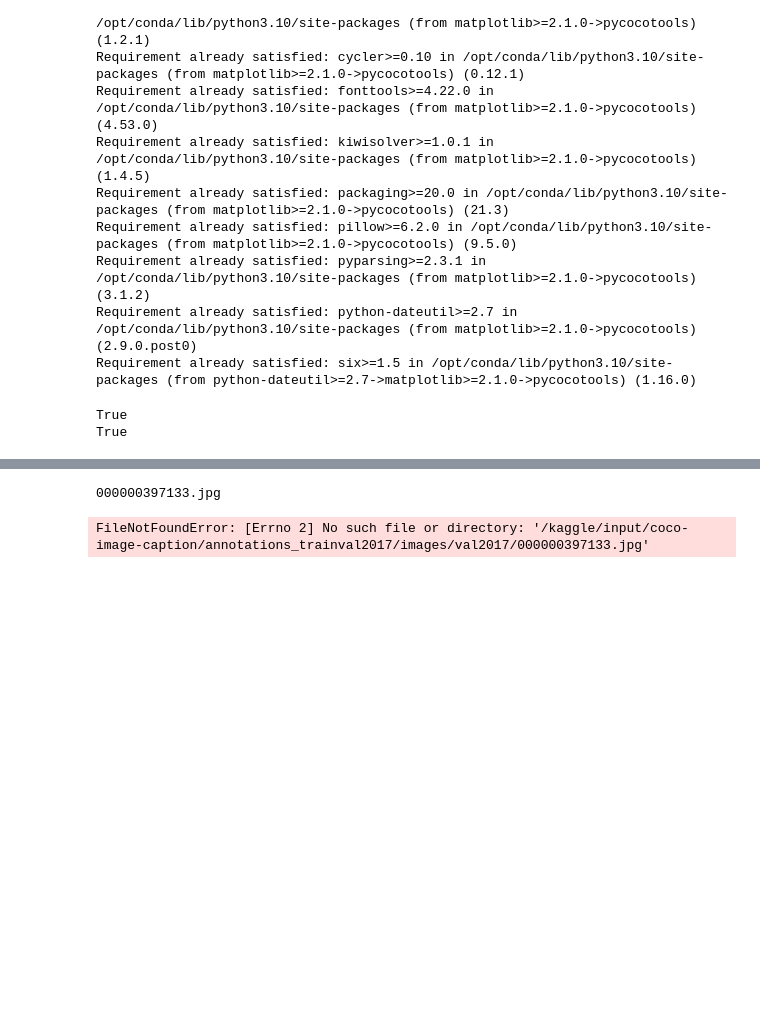
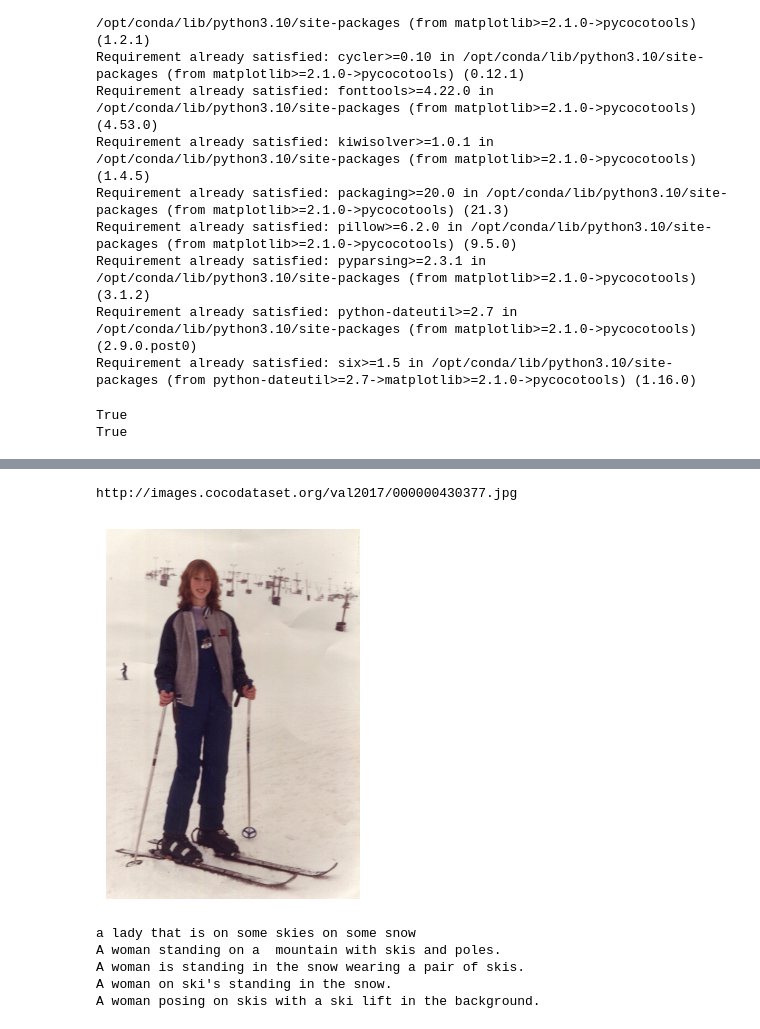
Before and after one commit to natisitotaw/PicScribe-Image-Captioner, a Jupyter notebook: dataset.ipynb, the cells around one changed output, grey strips where cells are left out. Saved outputs shown, nothing was run; the diff lists cells and outputs as text; code cells hidden in the pictures; blank space fills up the shorter version.

Commit message:
Update dataset.ipynb
data

```diff
--- a/dataset.ipynb
+++ b/dataset.ipynb
@@ -48,27 +48,34 @@ Done (t=0.13s)
 creating index...
 index created!
 Number of annotations: 36781
-# %%
-import matplotlib.pyplot as plt
-import matplotlib.image as mpimg
-
-# Get image IDs and load a random image
-img_ids = coco.getImgIds()
-img_id = img_ids[0]  # Pick the first image ID (or random)
-
-img_info = coco.loadImgs(img_id)[0]
-img_path = os.path.join(dataDir, 'images', dataType, img_info['file_name'])
-print(img_info['file_name'])
-# Display the image
-img = mpimg.imread(img_path)
-plt.imshow(img)
-plt.axis('off')
-plt.show()
-
-# Load and display instance annotations for the image
-ann_ids = coco.getAnnIds(imgIds=img_info['id'], iscrowd=None)
-anns = coco.loadAnns(ann_ids)
-coco.showAnns(anns)
-# %% [output]
-000000397133.jpg
-FileNotFoundError: [Errno 2] No such file or directory: '/kaggle/input/coco-image-caption/annotations_trainval2017/images/val2017/000000397133.jpg'
+# %%
+import numpy as np
+import skimage.io as io
+import matplotlib.pyplot as plt
+%matplotlib inline
+
+# pick a random image and obtain the corresponding URL
+ann_id = np.random.choice(ids)
+img_id = coco.anns[ann_id]['image_id']
+img = coco.loadImgs(img_id)[0]
+url = img['coco_url']
+
+# print URL and visualize corresponding image
+print(url)
+I = io.imread(url)
+plt.axis('off')
+plt.imshow(I)
+plt.show()
+
+# load and display captions
+annIds = coco_caps.getAnnIds(imgIds=img['id']);
+anns = coco_caps.loadAnns(annIds)
+coco_caps.showAnns(anns)
+# %% [output]
+http://images.cocodataset.org/val2017/000000430377.jpg
+[figure, added]
+a lady that is on some skies on some snow
+A woman standing on a  mountain with skis and poles.
+A woman is standing in the snow wearing a pair of skis.
+A woman on ski's standing in the snow.
+A woman posing on skis with a ski lift in the background.
```
Also changed, not shown: parts of 2 cells of this notebook.
